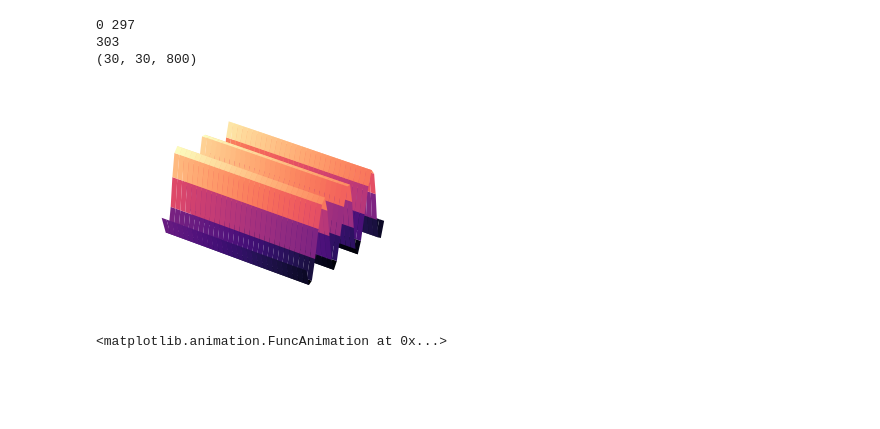
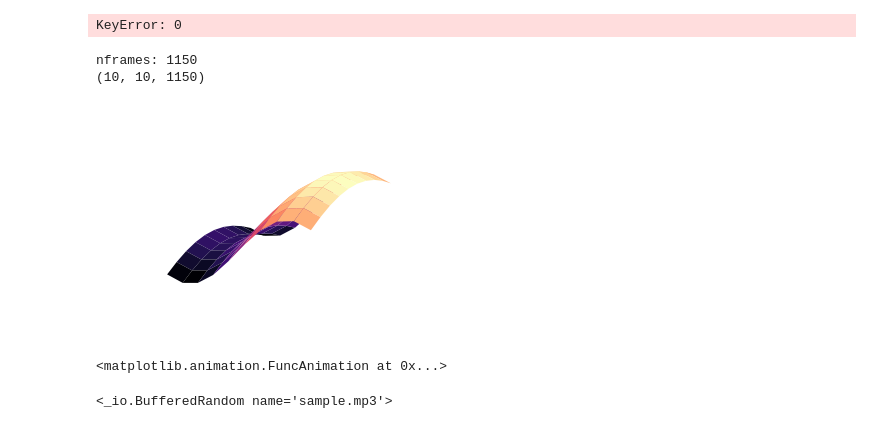
Before and after one commit to tianjunm/artml-s19, a Jupyter notebook: project_3/gensim.ipynb, the cells around one changed output. Cells and saved outputs as stored; diff of their text form; code cells hidden in the pictures; blank space fills up the shorter version.

Commit message:
tagger working

```diff
--- a/project_3/gensim.ipynb
+++ b/project_3/gensim.ipynb
@@ -104,8 +90,8 @@ start = 0
 end = 0
 for i in range(1, len(durations)):
     src_dur = durations[i - 1]
-    src = results[i - 1]
-    dst = results[i]
+    src = word_embeddings[i - 1]
+    dst = word_embeddings[i]
 
     transition = interp(src, dst, nfr=padding)
 
@@ -144,10 +130,67 @@ print(Zs.shape)
 plot = [ax.plot_surface(X, Y, Zs[:,:,0], color='0.75', rstride=1, cstride=1)]
 ani = animation.FuncAnimation(fig, update_plot, n_frames, fargs=(Zs, plot), interval=1000 / fps)
 # %% [output]
-0 297
-303
-(30, 30, 800)
+KeyError: 0
-[figure, removed]
+# %%
+import tagger
+from scipy import signal
+import importlib
+
+importlib.reload(tagger)
+limit = 5
+resolution = 10
+fps = 100
+lyrics = ['We', 'don\'t', 'need', 'no', 'education']
+
+pca = PCA(n_components=2)
+
+# in seconds
+durations = [('', 2.8),
+             ('We', 0.4),
+             ('don\'t', 0.4),
+             ('need', 0.6),
+             ('no', 1),
+             ('education', 2),
+             ('', 4.3)]
+
+
+nframes = int(tagger.get_frames(durations, fps))
+print("nframes: {}".format(nframes))
+
+word_embeddings_orig = pca.fit_transform(model[lyrics])
+word_embeddings = {}
+
+# print(word_embeddings_orig)
+for i, word in enumerate(lyrics):
+    if word != '':
+        word_embeddings[word] = word_embeddings_orig[i]
+
+# noise from wav embedding
+z = np.load('sample_z.npy')
+wav_embeddings_orig = pca.fit_transform(z[0]) / np.max(z[0])
+wav_embeddings = signal.resample(wav_embeddings_orig, nframes) * 2e-1
+
+x = np.linspace(-limit, limit, resolution)
+X, Y = np.meshgrid(x, x)
+
+# frames of animation
+Zs = tagger.get_Zs(word_embeddings, durations, wav_embeddings, resolution, nframes, limit, fps)
+# print(Zs[:, :, -1])
+
+def update_plot(i, Z, plot):
+    plot[0].remove()
+    plot[0] = ax.plot_surface(X, Y, Zs[:,:,i], cmap="magma")
+    ax.axis('off')
+
+fig = plt.figure()
+ax = fig.add_subplot(111, projection='3d')
+print(Zs.shape)
+plot = [ax.plot_surface(X, Y, Zs[:,:,0], color='0.75', rstride=1, cstride=1)]
+ani = animation.FuncAnimation(fig, update_plot, frames=n_frames, fargs=(Zs, plot), interval=10)
+# %% [output]
+nframes: 1150
+(10, 10, 1150)
+[figure, added]
 # %%
 # import imagemagick
 # ani.save('we-dont-250.gif',writer='imagemagick',fps=fps)
@@ -157,3 +200,14 @@ plt.rcParams['animation.html'] = 'html5'
 ani
 # %% [output]
 <matplotlib.animation.FuncAnimation at 0x...>
+# %%
+from pydub import AudioSegment
+
+sound = AudioSegment.from_mp3("pink_floyd.mp3")
+
+duration = 11.5 * 1000
+
+part = sound[:duration]
+part.export('sample.mp3', format='mp3')
+# %% [output]
+<_io.BufferedRandom name='sample.mp3'>
```
Also changed, not shown: parts of 6 cells of this notebook, 2 other files.
